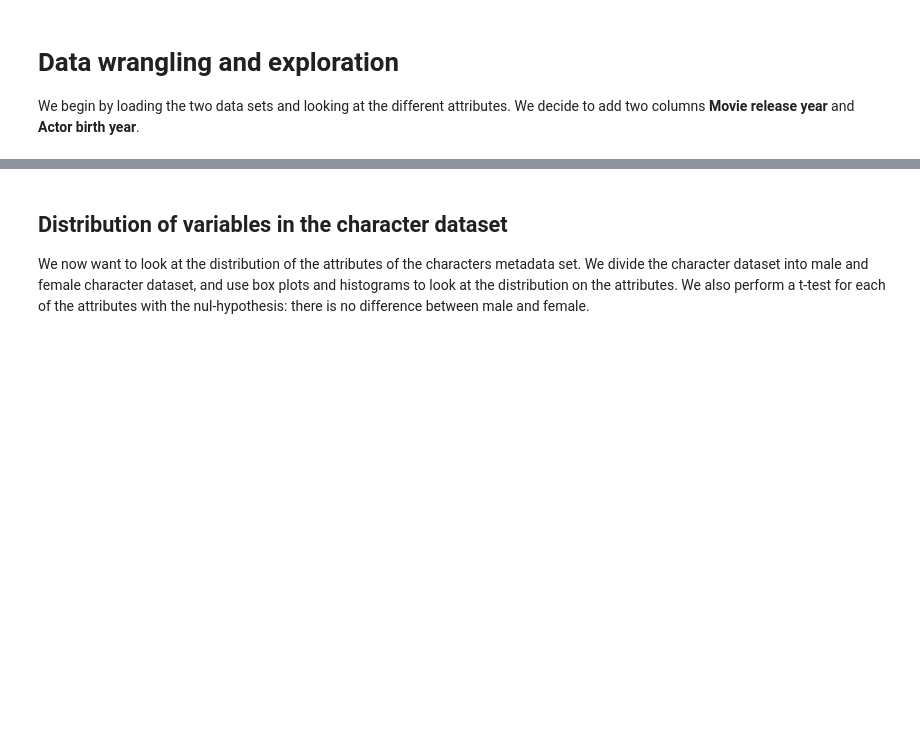
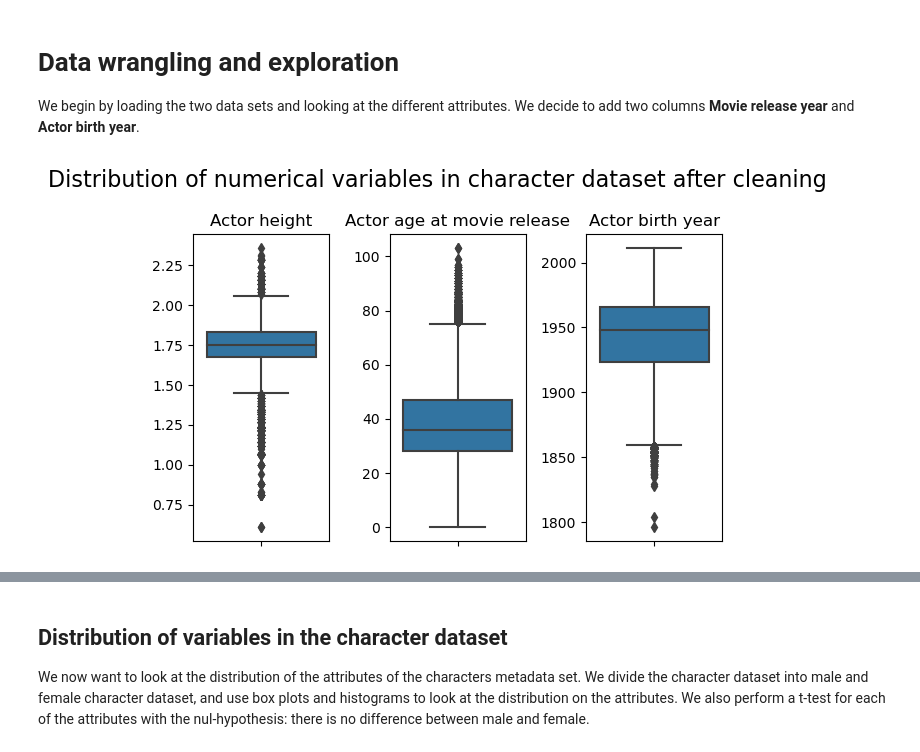
Before and after one commit to epfl-ada/ada-2023-project-byggemandbob, a Jupyter notebook: data_exploration.ipynb, the cells around one changed output, grey strips where cells are left out. Cells and saved outputs as stored; diff of their text form; code cells hidden in the pictures; blank space fills up the shorter version.

```diff
--- a/data_exploration.ipynb
+++ b/data_exploration.ipynb
@@ -13,3 +13,25 @@ We begin by loading the two data sets and looking at the different attributes. W
 # Load cleaned datasets
 movie_metadata = pd.read_csv('data_cleaned/movie_cleaned.csv', lineterminator='\n')
 character_metadata = pd.read_csv('data_cleaned/character_cleaned.csv')
+# %%
+character_metadata_subset = character_metadata[['Actor height', 'Actor age at movie release', 'Actor birth year']]
+
+# Set up subplots
+fig, axes = plt.subplots(nrows=1, ncols=3, figsize=(6, 4))
+fig.suptitle('Distribution of numerical variables in character dataset after cleaning', fontsize=16)
+
+# Flatten the axes for easier indexing
+axes = axes.flatten()
+
+# Iterate through each column and create a boxplot in a subplot
+for i, column in enumerate(character_metadata_subset.columns):
+    sns.boxplot(ax=axes[i], y=character_metadata_subset[column])
+    axes[i].set_title(f'{column}')
+    axes[i].set_ylabel('')
+
+# Adjust layout
+plt.tight_layout()
+plt.savefig('figures/dist_and_clean/after_cleaning_character')
+plt.show()
+# %% [output]
+[figure, added]
```
Also changed, not shown: parts of 8 cells of this notebook, 2 other files.
